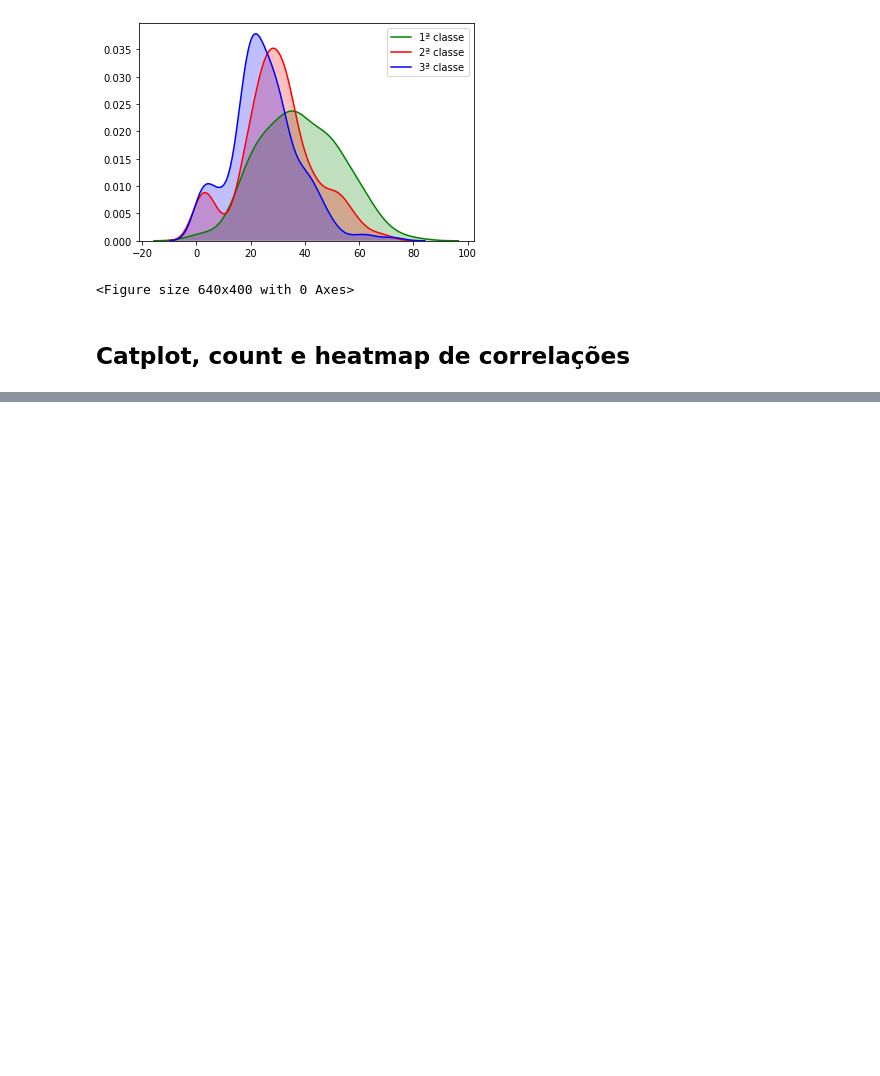
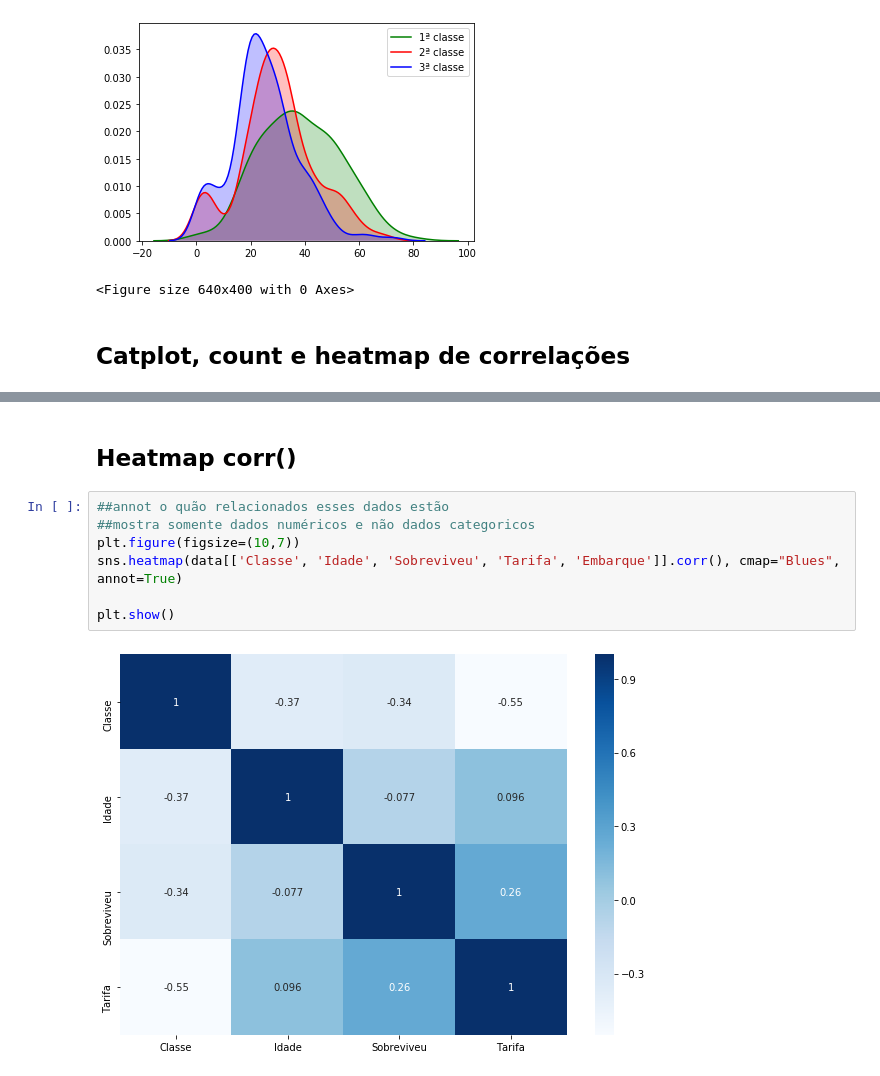
Before and after one commit to neriGabriel/data-science-machine-learning, a Jupyter notebook: modulo_visualizacao_dados.ipynb, the cells around one changed output, grey strips where cells are left out. Saved outputs shown, nothing was run; the diff lists cells and outputs as text; blank space fills up the shorter version.

```diff
--- a/modulo_visualizacao_dados.ipynb
+++ b/modulo_visualizacao_dados.ipynb
@@ -422,0 +432,11 @@ plt.show()
+# %% [markdown]
+## Heatmap corr()
+# %%
+##annot o quão relacionados esses dados estão
+##mostra somente dados numéricos e não dados categoricos
+plt.figure(figsize=(10,7))
+sns.heatmap(data[['Classe', 'Idade', 'Sobreviveu', 'Tarifa', 'Embarque']].corr(), cmap="Blues", annot=True)
+
+plt.show()
+# %% [output]
+[figure, added]
```
Also changed, not shown: parts of 19 cells of this notebook.
